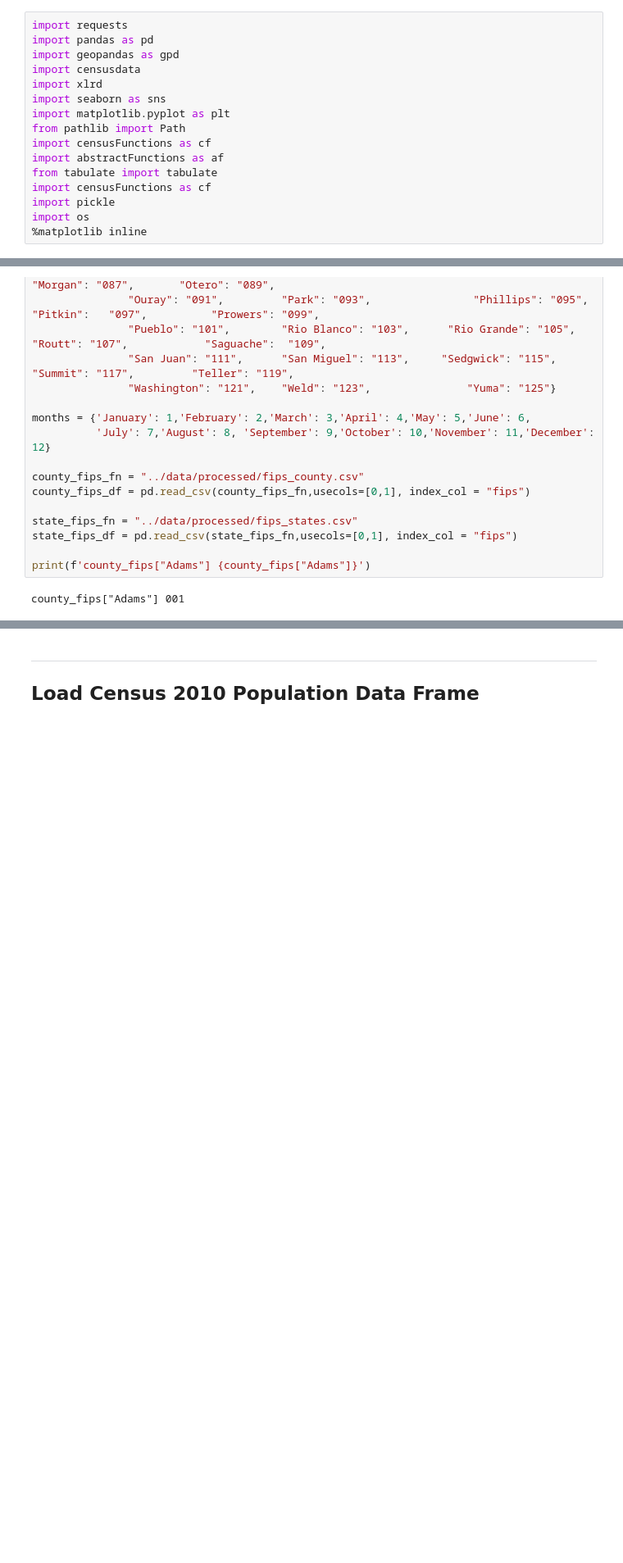
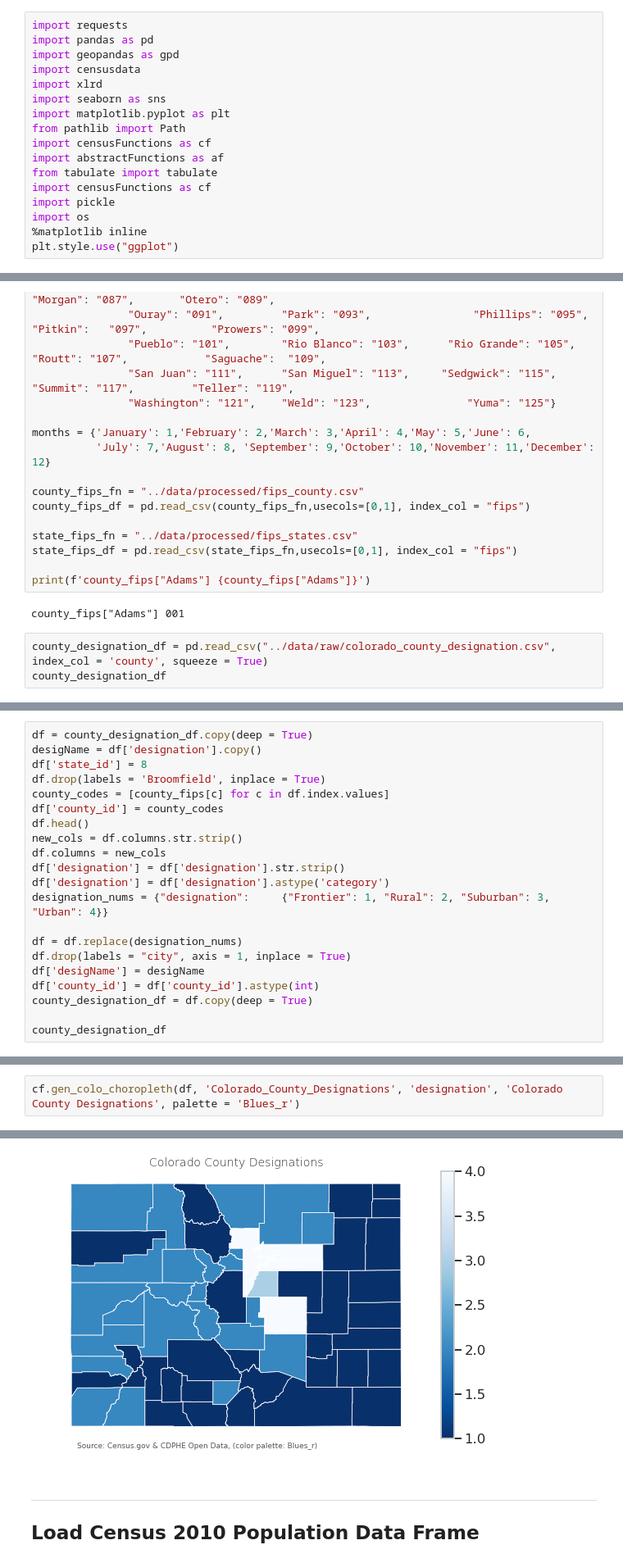
Before and after one commit to reed54/MSDS696, a Jupyter notebook: notebooks/4.0.0.Model_County_Votes_Behavior_and_Demographic.ipynb, the cells around one changed output, grey strips where cells are left out. Shown at 82% size. Saved outputs shown, nothing was run; the diff lists cells and outputs as text; blank space fills up the shorter version.

```diff
--- a/notebooks/4.0.0.Model_County_Votes_Behavior_and_Demographic.ipynb
+++ b/notebooks/4.0.0.Model_County_Votes_Behavior_and_Demographic.ipynb
@@ -25,6 +25,7 @@ import censusFunctions as cf
 import pickle
 import os
 %matplotlib inline
+plt.style.use("ggplot")
 # %%
 from notebook import notebookapp
 host_detail = list(notebookapp.list_running_servers())
@@ -72,3 +73,6 @@ state_fips_df = pd.read_csv(state_fips_fn,usecols=[0,1], index_col = "fips")
 print(f'county_fips["Adams"] {county_fips["Adams"]}')
 # %% [output]
 county_fips["Adams"] 001
+# %%
+county_designation_df = pd.read_csv("../data/raw/colorado_county_designation.csv", index_col = 'county', squeeze = True)
+county_designation_df
@@ -74,0 +98,21 @@ county_fips["Adams"] 001
+# %%
+df = county_designation_df.copy(deep = True)
+desigName = df['designation'].copy()
+df['state_id'] = 8
+df.drop(labels = 'Broomfield', inplace = True)
+county_codes = [county_fips[c] for c in df.index.values]
+df['county_id'] = county_codes
+df.head()
+new_cols = df.columns.str.strip()
+df.columns = new_cols
+df['designation'] = df['designation'].str.strip()
+df['designation'] = df['designation'].astype('category')
+designation_nums = {"designation":     {"Frontier": 1, "Rural": 2, "Suburban": 3, "Urban": 4}}
+
+df = df.replace(designation_nums)
+df.drop(labels = "city", axis = 1, inplace = True)
+df['desigName'] = desigName
+df['county_id'] = df['county_id'].astype(int)
+county_designation_df = df.copy(deep = True)
+
+county_designation_df
@@ -74,0 +138,3 @@ county_fips["Adams"] 001
+# %%
+cf.gen_colo_choropleth(df, 'Colorado_County_Designations', 'designation', 'Colorado County Designations', palette = 'Blues_r')
+# %% [output]
@@ -75,3 +142,4 @@ county_fips["Adams"] 001
+[figure, added]
 # %% [markdown]
 ---
 ## Load Census 2010 Population Data Frame
```
Also changed, not shown: parts of 44 cells of this notebook.
